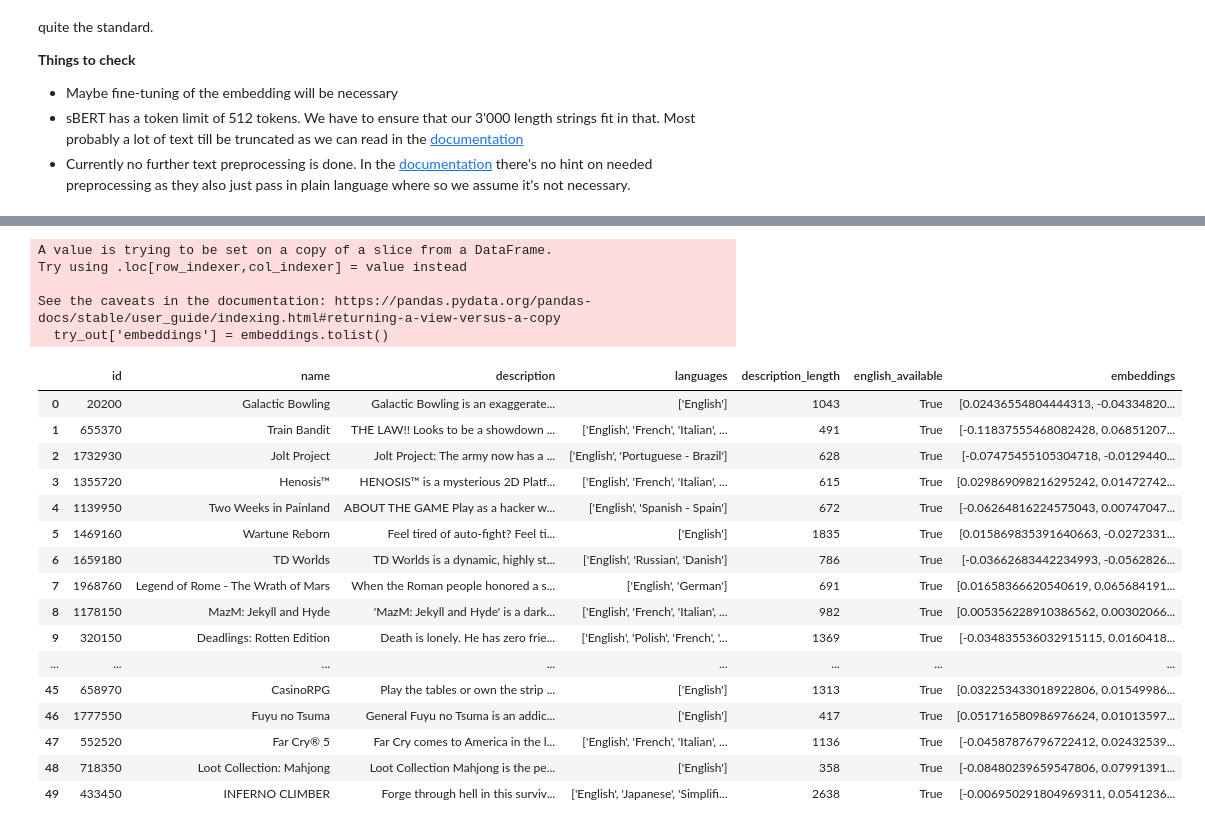
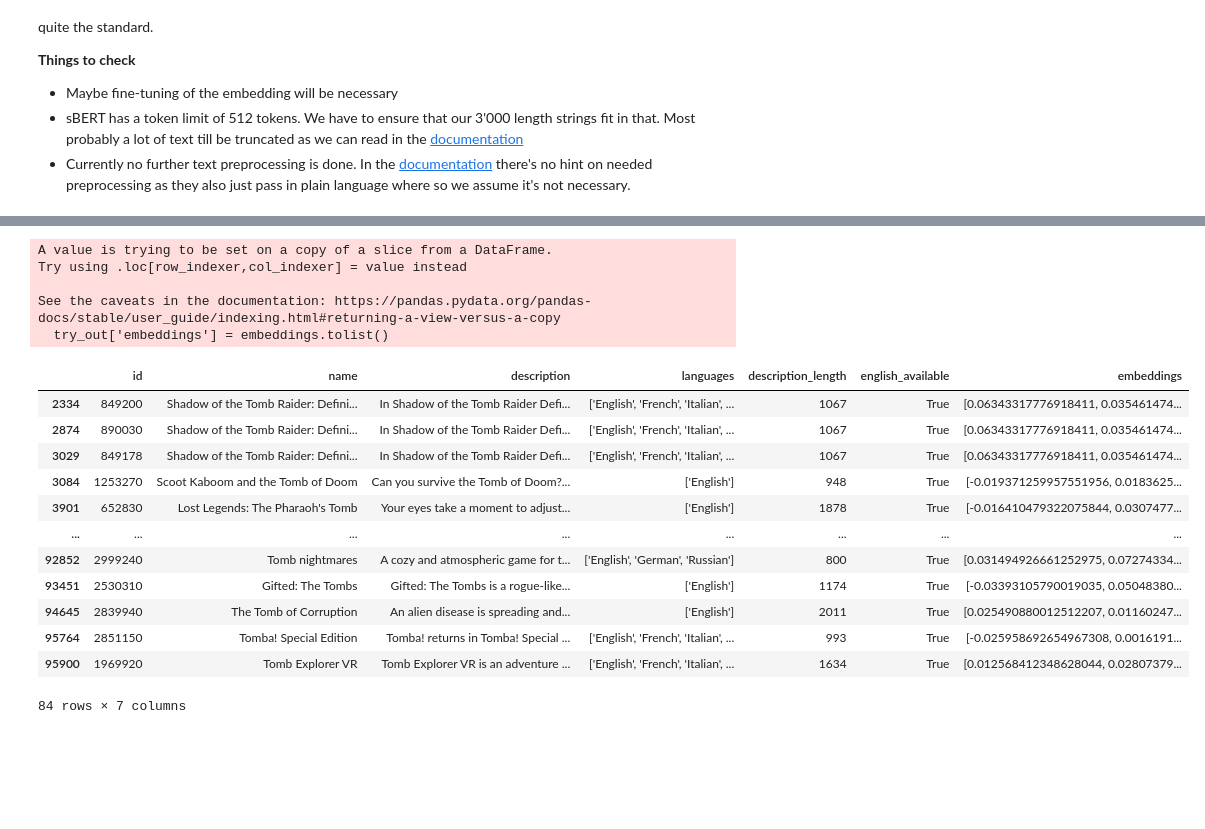
Before and after one commit to V8-Luky/dspro1, a Jupyter notebook: bert_embeddings.ipynb, the cells around one changed output, grey strips where cells are left out. Cells and saved outputs as stored; diff of their text form; code cells hidden in the pictures; blank space fills up the shorter version.

Commit message:
Compare actually similar games

```diff
--- a/bert_embeddings.ipynb
+++ b/bert_embeddings.ipynb
@@ -21,5 +21,6 @@ Note: you may need to restart the kernel to use updated packages.
 # %%
 SOURCE = "data/games.csv"
+SOURCE = r"C:\Users\LUKY\Downloads\Steam Games Contexto\archive\games.csv"
 # %%
 import pandas as pd
 from matplotlib import pyplot as plt
@@ -214,28 +235,24 @@ model = SentenceTransformer('all-MiniLM-L6-v2')
 # %%
-try_out = games.head(50)
+try_out = games[games["name"].str.contains("Tomb")]
 embeddings = model.encode(try_out['description'].tolist())
 try_out['embeddings'] = embeddings.tolist()
 try_out
 # %% [output]
 A value is trying to be set on a copy of a slice from a DataFrame.
 Try using .loc[row_indexer,col_indexer] = value instead
 
 See the caveats in the documentation: https://pandas.pydata.org/pandas-docs/stable/user_guide/indexing.html#returning-a-view-versus-a-copy
   try_out['embeddings'] = embeddings.tolist()
 |  | id | name | description | languages | description_length | english_available | embeddings |
-| 0 | 20200 | Galactic Bowling | Galactic Bowling is an exaggerate... | ['English'] | 1043 | True | [0.02436554804444313, -0.04334820... |
-| 1 | 655370 | Train Bandit | THE LAW!! Looks to be a showdown ... | ['English', 'French', 'Italian', ... | 491 | True | [-0.11837555468082428, 0.06851207... |
-| 2 | 1732930 | Jolt Project | Jolt Project: The army now has a ... | ['English', 'Portuguese - Brazil'] | 628 | True | [-0.07475455105304718, -0.0129440... |
-| 3 | 1355720 | Henosis™ | HENOSIS™ is a mysterious 2D Platf... | ['English', 'French', 'Italian', ... | 615 | True | [0.029869098216295242, 0.01472742... |
-| 4 | 1139950 | Two Weeks in Painland | ABOUT THE GAME Play as a hacker w... | ['English', 'Spanish - Spain'] | 672 | True | [-0.06264816224575043, 0.00747047... |
-| 5 | 1469160 | Wartune Reborn | Feel tired of auto-fight? Feel ti... | ['English'] | 1835 | True | [0.015869835391640663, -0.0272331... |
-| 6 | 1659180 | TD Worlds | TD Worlds is a dynamic, highly st... | ['English', 'Russian', 'Danish'] | 786 | True | [-0.03662683442234993, -0.0562826... |
-| 7 | 1968760 | Legend of Rome - The Wrath of Mars | When the Roman people honored a s... | ['English', 'German'] | 691 | True | [0.01658366620540619, 0.065684191... |
-| 8 | 1178150 | MazM: Jekyll and Hyde | 'MazM: Jekyll and Hyde' is a dark... | ['English', 'French', 'Italian', ... | 982 | True | [0.005356228910386562, 0.00302066... |
-| 9 | 320150 | Deadlings: Rotten Edition | Death is lonely. He has zero frie... | ['English', 'Polish', 'French', '... | 1369 | True | [-0.034835536032915115, 0.0160418... |
+| 2334 | 849200 | Shadow of the Tomb Raider: Defini... | In Shadow of the Tomb Raider Defi... | ['English', 'French', 'Italian', ... | 1067 | True | [0.06343317776918411, 0.035461474... |
+| 2874 | 890030 | Shadow of the Tomb Raider: Defini... | In Shadow of the Tomb Raider Defi... | ['English', 'French', 'Italian', ... | 1067 | True | [0.06343317776918411, 0.035461474... |
+| 3029 | 849178 | Shadow of the Tomb Raider: Defini... | In Shadow of the Tomb Raider Defi... | ['English', 'French', 'Italian', ... | 1067 | True | [0.06343317776918411, 0.035461474... |
+| 3084 | 1253270 | Scoot Kaboom and the Tomb of Doom | Can you survive the Tomb of Doom?... | ['English'] | 948 | True | [-0.019371259957551956, 0.0183625... |
+| 3901 | 652830 | Lost Legends: The Pharaoh's Tomb | Your eyes take a moment to adjust... | ['English'] | 1878 | True | [-0.016410479322075844, 0.0307477... |
 | ... | ... | ... | ... | ... | ... | ... | ... |
-| 45 | 658970 | CasinoRPG | Play the tables or own the strip ... | ['English'] | 1313 | True | [0.032253433018922806, 0.01549986... |
-| 46 | 1777550 | Fuyu no Tsuma | General Fuyu no Tsuma is an addic... | ['English'] | 417 | True | [0.051716580986976624, 0.01013597... |
-| 47 | 552520 | Far Cry® 5 | Far Cry comes to America in the l... | ['English', 'French', 'Italian', ... | 1136 | True | [-0.04587876796722412, 0.02432539... |
-| 48 | 718350 | Loot Collection: Mahjong | Loot Collection Mahjong is the pe... | ['English'] | 358 | True | [-0.08480239659547806, 0.07991391... |
-| 49 | 433450 | INFERNO CLIMBER | Forge through hell in this surviv... | ['English', 'Japanese', 'Simplifi... | 2638 | True | [-0.006950291804969311, 0.0541236... |
+| 92852 | 2999240 | Tomb nightmares | A cozy and atmospheric game for t... | ['English', 'German', 'Russian'] | 800 | True | [0.031494926661252975, 0.07274334... |
+| 93451 | 2530310 | Gifted: The Tombs | Gifted: The Tombs is a rogue-like... | ['English'] | 1174 | True | [-0.03393105790019035, 0.05048380... |
+| 94645 | 2839940 | The Tomb of Corruption | An alien disease is spreading and... | ['English'] | 2011 | True | [0.025490880012512207, 0.01160247... |
+| 95764 | 2851150 | Tomba! Special Edition | Tomba! returns in Tomba! Special ... | ['English', 'French', 'Italian', ... | 993 | True | [-0.025958692654967308, 0.0016191... |
+| 95900 | 1969920 | Tomb Explorer VR | Tomb Explorer VR is an adventure ... | ['English', 'French', 'Italian', ... | 1634 | True | [0.012568412348628044, 0.02807379... |
+84 rows × 7 columns
```
Also changed, not shown: parts of 9 cells of this notebook.
